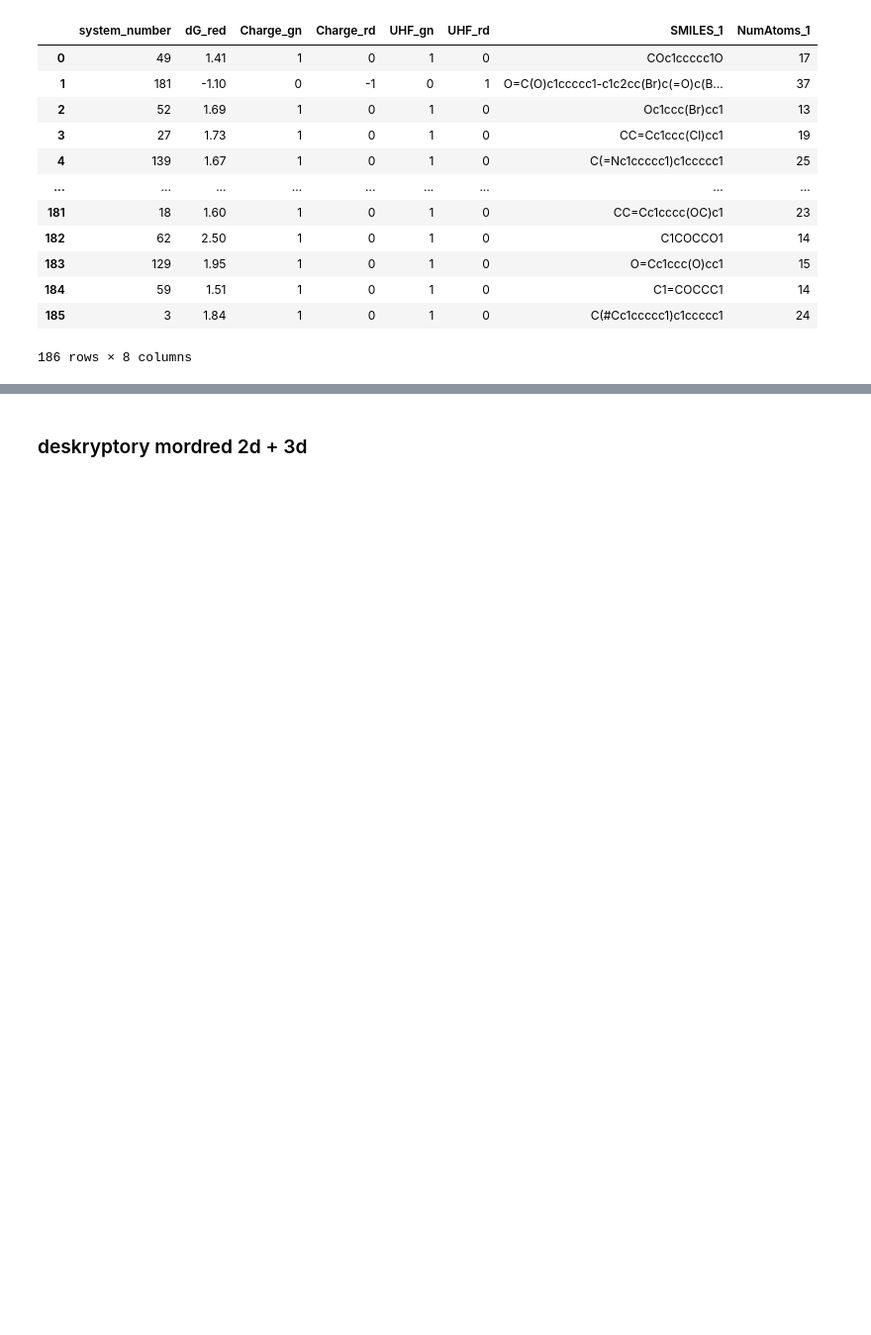
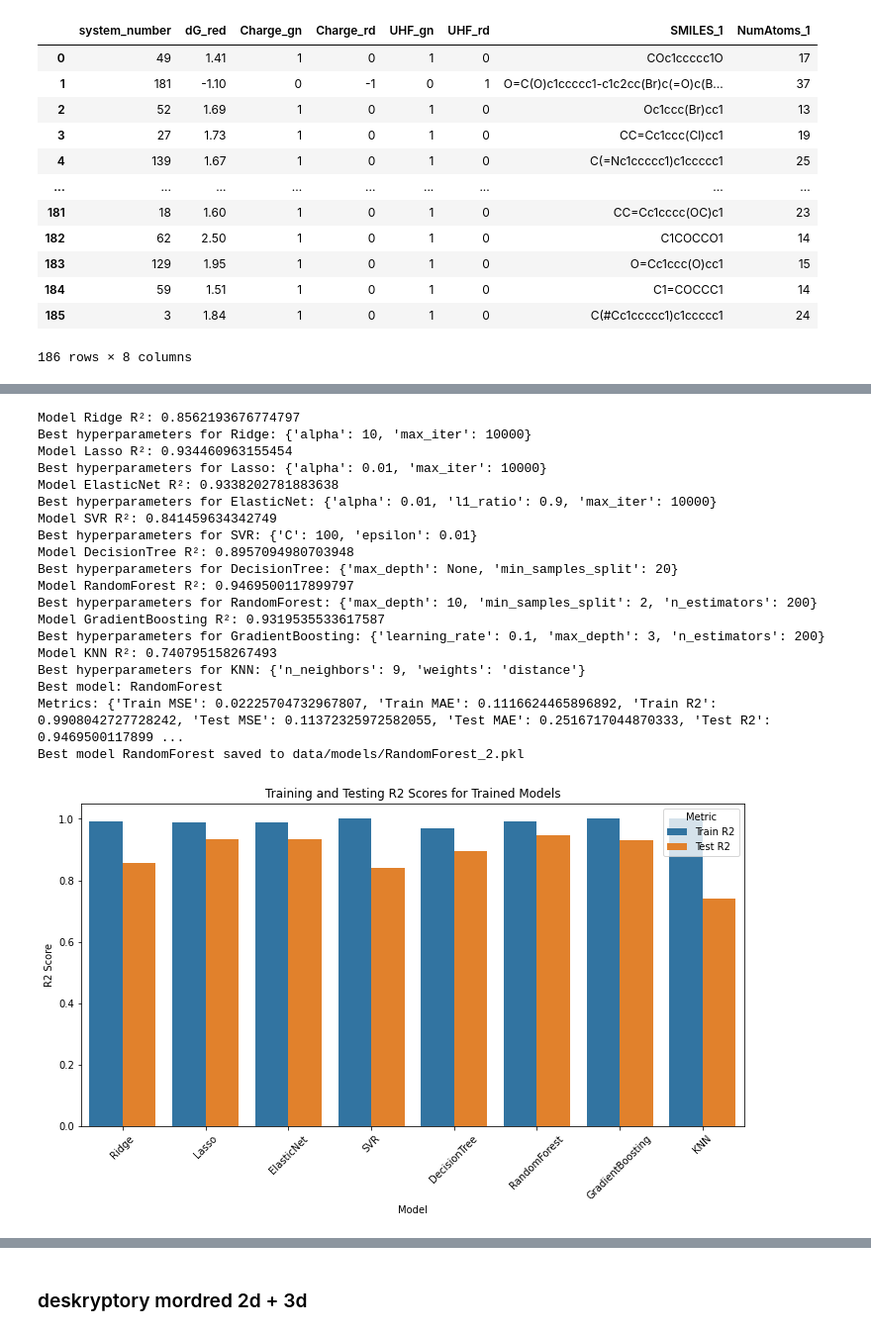
Before and after one commit to igmure/Redox_pred, a Jupyter notebook: model.ipynb, the cells around one changed output, grey strips where cells are left out. Shown at 99% size. Cells and saved outputs as stored; diff of their text form; code cells hidden in the pictures; blank space fills up the shorter version.

```diff
--- a/model.ipynb
+++ b/model.ipynb
@@ -126,0 +133,33 @@ df_descriptors
+# %%
+X = df_descriptors  # DataFrame containing descriptors
+y = df['dG_red']    # Target values to predict
+
+# Create and train the regression model
+reg_model = RegressionModel(X, y)
+reg_model.run()
+
+# Display metrics for all models
+print("Metrics for all models:")
+for model_name, metrics in reg_model.metrics.items():
+    print(f"{model_name}: {metrics}")
+# %% [output]
+Model Ridge R²: 0.8562193676774797
+Best hyperparameters for Ridge: {'alpha': 10, 'max_iter': 10000}
+Model Lasso R²: 0.934460963155454
+Best hyperparameters for Lasso: {'alpha': 0.01, 'max_iter': 10000}
+Model ElasticNet R²: 0.9338202781883638
+Best hyperparameters for ElasticNet: {'alpha': 0.01, 'l1_ratio': 0.9, 'max_iter': 10000}
+Model SVR R²: 0.841459634342749
+Best hyperparameters for SVR: {'C': 100, 'epsilon': 0.01}
+Model DecisionTree R²: 0.8957094980703948
+Best hyperparameters for DecisionTree: {'max_depth': None, 'min_samples_split': 20}
+Model RandomForest R²: 0.9469500117899797
+Best hyperparameters for RandomForest: {'max_depth': 10, 'min_samples_split': 2, 'n_estimators': 200}
+Model GradientBoosting R²: 0.9319535533617587
+Best hyperparameters for GradientBoosting: {'learning_rate': 0.1, 'max_depth': 3, 'n_estimators': 200}
+Model KNN R²: 0.740795158267493
+Best hyperparameters for KNN: {'n_neighbors': 9, 'weights': 'distance'}
+Best model: RandomForest
+Metrics: {'Train MSE': 0.02225704732967807, 'Train MAE': 0.1116624465896892, 'Train R2': 0.9908042727728242, 'Test MSE': 0.11372325972582055, 'Test MAE': 0.2516717044870333, 'Test R2': 0.9469500117899 ...
+Best model RandomForest saved to data/models/RandomForest_2.pkl
+[figure, added]
```
Also changed, not shown: parts of 10 cells of this notebook, 7 other files.
